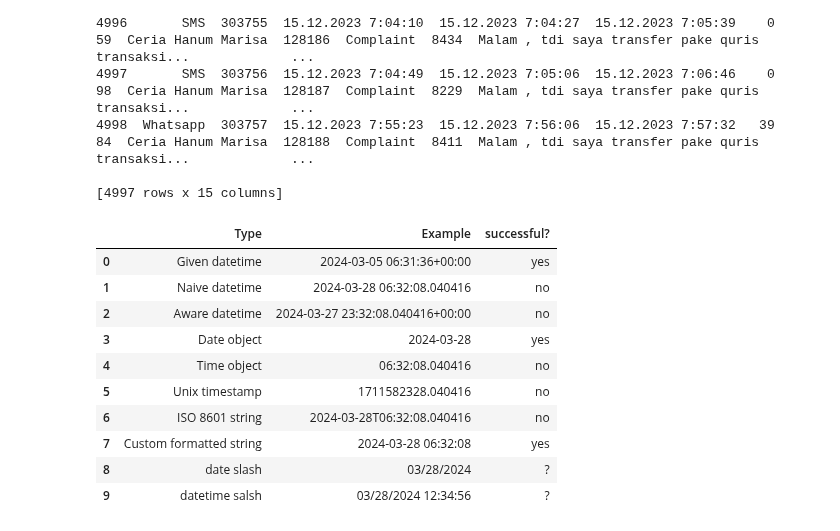
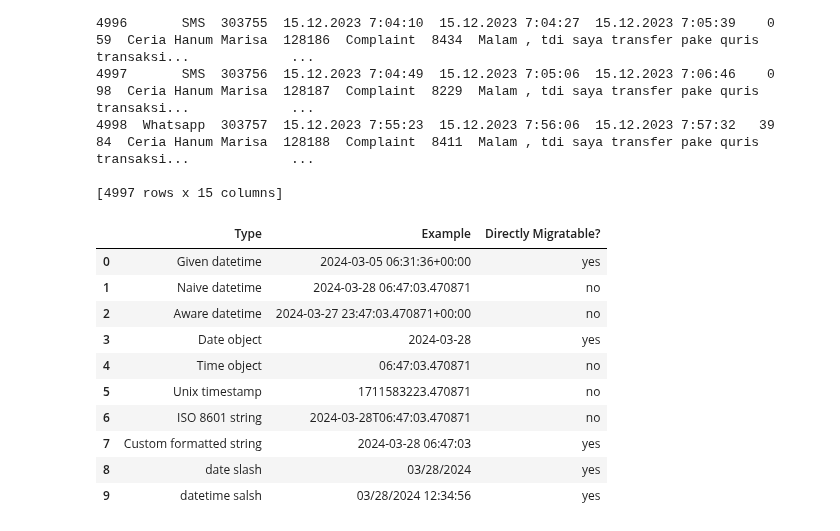
Before and after one commit to masterA88/dataquality2-new, a Jupyter notebook: Data_Quality_Tests.ipynb, the cells around one changed output. Drawn from its saved outputs; the diff is of its cells as text; code cells hidden in the pictures.

```diff
--- a/Data_Quality_Tests.ipynb
+++ b/Data_Quality_Tests.ipynb
@@ -1817,42 +1817,42 @@ aware_datetime = now.astimezone(datetime.timezone.utc)
 
 # Create a date object
 date_object = now.date()
 
 # Create a time object
 time_object = now.time()
 
 # Unix timestamp
 unix_timestamp = now.timestamp()
 
 # ISO 8601 string
 iso8601_string = now.isoformat()
 
 # Custom formatted datetime string
 custom_formatted_string = now.strftime('%Y-%m-%d %H:%M:%S')
 
 # Examples of new date types
 date_with_slashes = "03/28/2024"  # MM/DD/YYYY
 datetime_with_slashes = "03/28/2024 12:34:56"  # MM/DD/YYYY HH:MM:SS
 
 # Create a DataFrame
 df = pd.DataFrame({
     'Type': ['Given datetime ', 'Naive datetime', 'Aware datetime', 'Date object', 'Time object', 'Unix timestamp', 'ISO 8601 string', 'Custom formatted string','date slash','datetime salsh'],
     'Example': [given_datetime, naive_datetime, aware_datetime, date_object, time_object, unix_timestamp, iso8601_string, custom_formatted_string,date_with_slashes,datetime_with_slashes],
-    'successful?':['yes','no','no','yes','no','no','no','yes','yes','yes']
+    'Directly Migratable?':['yes','no','no','yes','no','no','no','yes','yes','yes']
 })
 
 # Save the DataFrame into a CSV file
 #df['Example'].to_csv('output.csv', index=False)  # Setting index=False to avoid writing row indices to the CSV file
 df
 # %% [output]
-|  | Type | Example | successful? |
+|  | Type | Example | Directly Migratable? |
 | 0 | Given datetime | 2024-03-05 06:31:36+00:00 | yes |
-| 1 | Naive datetime | 2024-03-28 06:32:08.040416 | no |
-| 2 | Aware datetime | 2024-03-27 23:32:08.040416+00:00 | no |
+| 1 | Naive datetime | 2024-03-28 06:47:03.470871 | no |
+| 2 | Aware datetime | 2024-03-27 23:47:03.470871+00:00 | no |
 | 3 | Date object | 2024-03-28 | yes |
-| 4 | Time object | 06:32:08.040416 | no |
-| 5 | Unix timestamp | 1711582328.040416 | no |
-| 6 | ISO 8601 string | 2024-03-28T06:32:08.040416 | no |
-| 7 | Custom formatted string | 2024-03-28 06:32:08 | yes |
-| 8 | date slash | 03/28/2024 | ? |
-| 9 | datetime salsh | 03/28/2024 12:34:56 | ? |
+| 4 | Time object | 06:47:03.470871 | no |
+| 5 | Unix timestamp | 1711583223.470871 | no |
+| 6 | ISO 8601 string | 2024-03-28T06:47:03.470871 | no |
+| 7 | Custom formatted string | 2024-03-28 06:47:03 | yes |
+| 8 | date slash | 03/28/2024 | yes |
+| 9 | datetime salsh | 03/28/2024 12:34:56 | yes |
```
Also changed, not shown: parts of 1 cell of this notebook.
